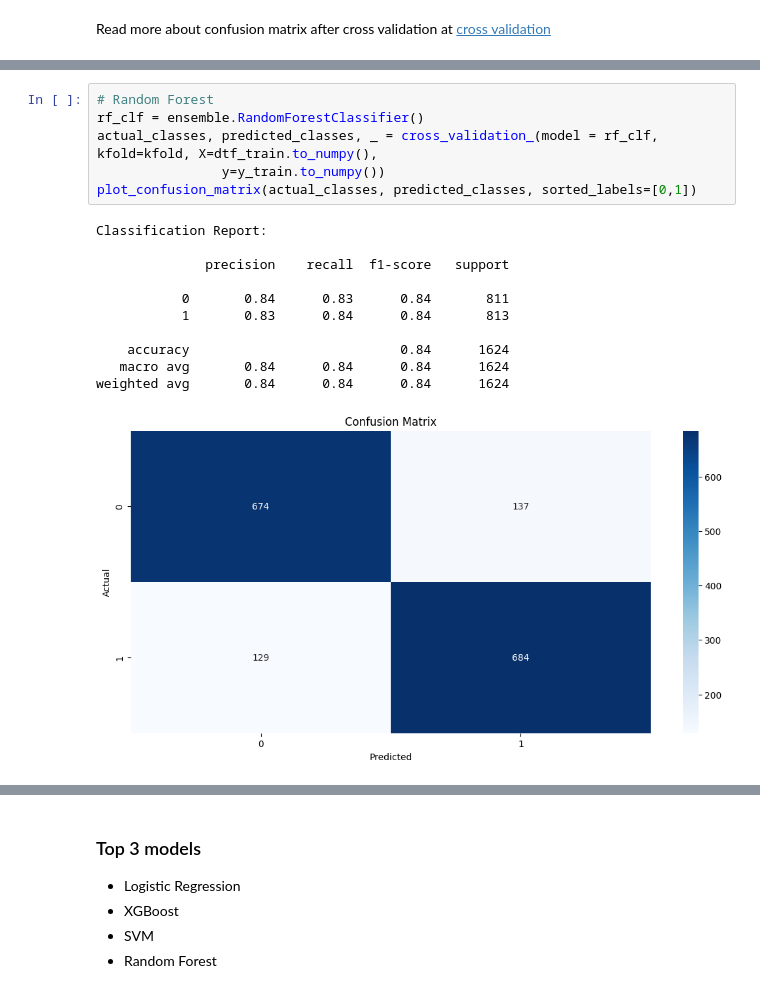
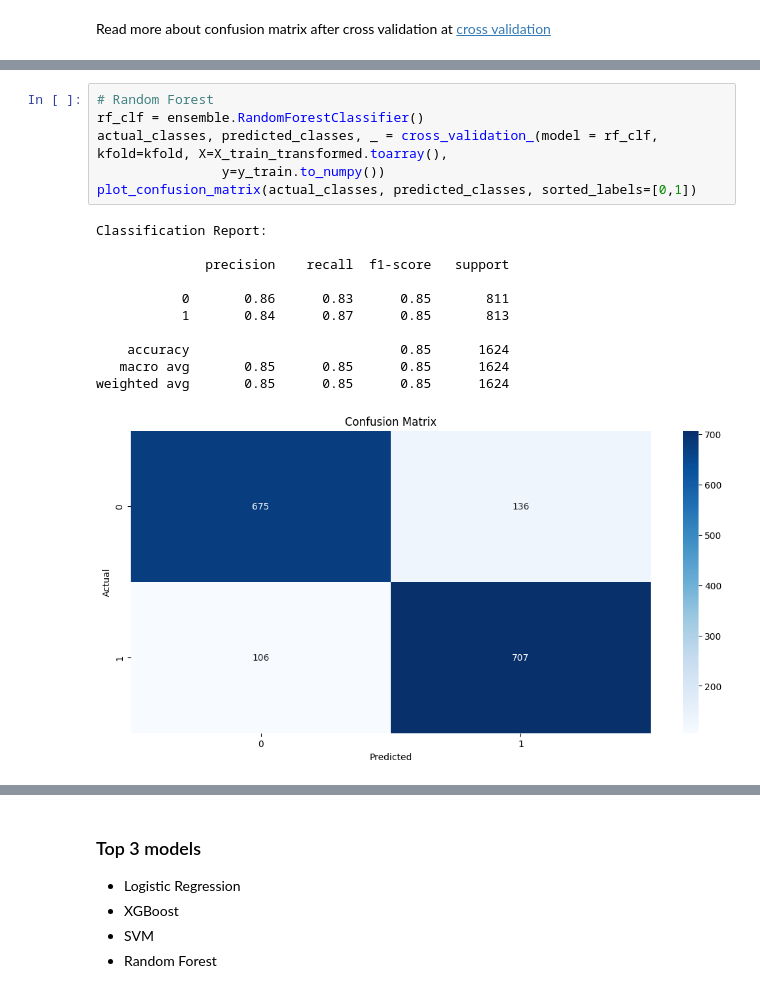
Before and after one commit to eugenebaraka/Predict-Suicidal-Ideation-on-Reddit, a Jupyter notebook: predict suicidal ideation/suicide-classification.ipynb, the cells around one changed output, grey strips where cells are left out. Saved outputs shown, nothing was run; the diff lists cells and outputs as text.

```diff
--- a/predict suicidal ideation/suicide-classification.ipynb
+++ b/predict suicidal ideation/suicide-classification.ipynb
@@ -388,21 +388,21 @@ weighted avg       0.85      0.85      0.85      1624
 # %%
 # Random Forest
 rf_clf = ensemble.RandomForestClassifier()
-actual_classes, predicted_classes, _ = cross_validation_(model = rf_clf, kfold=kfold, X=dtf_train.to_numpy(),
+actual_classes, predicted_classes, _ = cross_validation_(model = rf_clf, kfold=kfold, X=X_train_transformed.toarray(),
                 y=y_train.to_numpy())
 plot_confusion_matrix(actual_classes, predicted_classes, sorted_labels=[0,1])
 # %% [output]
 Classification Report:
 
               precision    recall  f1-score   support
 
-           0       0.84      0.83      0.84       811
-           1       0.83      0.84      0.84       813
+           0       0.86      0.83      0.85       811
+           1       0.84      0.87      0.85       813
 
-    accuracy                           0.84      1624
-   macro avg       0.84      0.84      0.84      1624
-weighted avg       0.84      0.84      0.84      1624
+    accuracy                           0.85      1624
+   macro avg       0.85      0.85      0.85      1624
+weighted avg       0.85      0.85      0.85      1624
-[figure, old version]
+[figure, new version]
 # %%
 # SVM
 svm_clf = svm.SVC()
```
Also changed, not shown: parts of 23 cells of this notebook, 1 other file.
